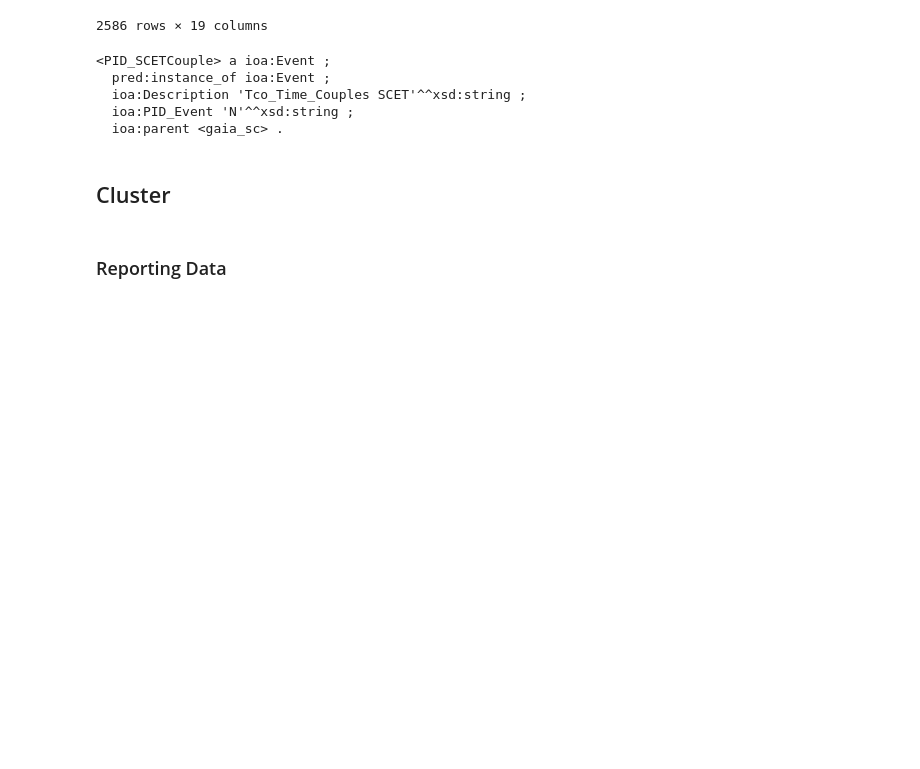
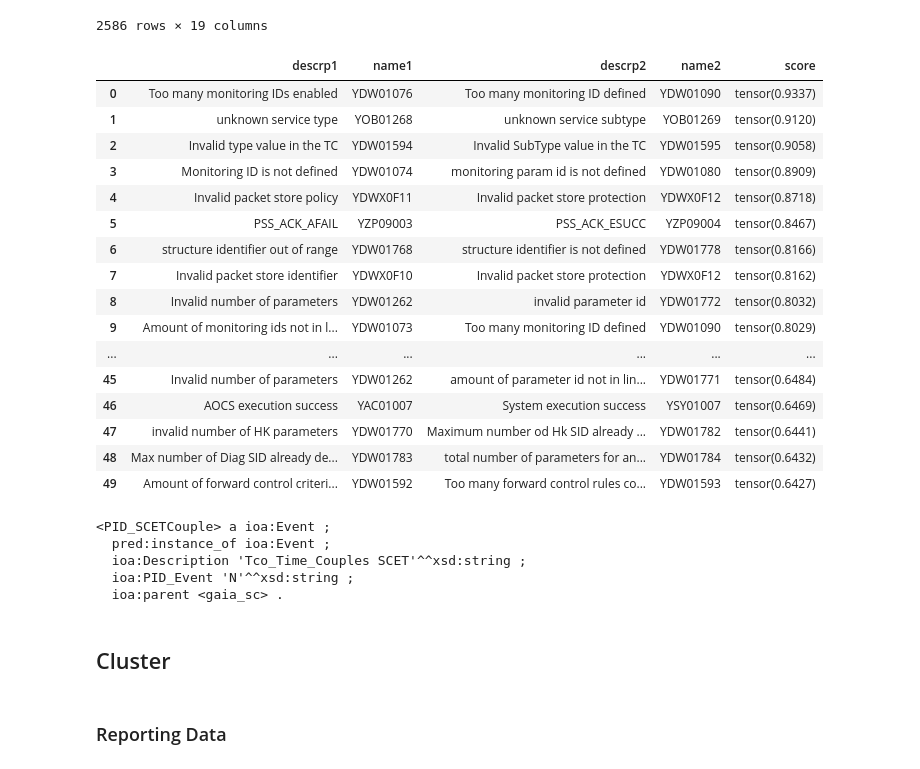
Before and after one commit to PaulDrm/DISCOSQA, a Jupyter notebook: graphdb_kg_generation/read_scos_data.ipynb, the cells around one changed output. Cells and saved outputs as stored; diff of their text form; code cells hidden in the pictures; blank space fills up the shorter version.

```diff
--- a/graphdb_kg_generation/read_scos_data.ipynb
+++ b/graphdb_kg_generation/read_scos_data.ipynb
@@ -472,3 +473,53 @@ gaia_event
 | 2584 | 190 | 23 | 1966 | 0 | 0 | mini good frame | NaN | -1 | 0 | ... |
 | 2585 | 190 | 24 | 1966 | 0 | 0 | mini idle frame | NaN | -1 | 0 | ... |
 2586 rows × 19 columns
+# %%
+from sentence_transformers import SentenceTransformer
+
+model = SentenceTransformer('all-mpnet-base-v2')
+# %%
+sentences = gaia_event.PID_DESCR.values[100:200]
+
+encoding = model.encode(sentences)
+# %%
+names =  gaia_event.TPCF_NAME.values[100:200]
+# %%
+pd.set_option('display.max_columns', None)
+pd.set_option('display.max_colwidth', None)
+from sentence_transformers import SentenceTransformer, util
+
+#Compute cosine-similarities for each sentence with each other sentence
+cosine_scores = util.cos_sim(encoding, encoding)
+
+#Find the pairs with the highest cosine similarity scores
+pairs = []
+for i in range(len(cosine_scores)-1):
+    for j in range(i+1, len(cosine_scores)):
+        pairs.append({'index': [i, j], 'score': cosine_scores[i][j]})
+
+#Sort scores in decreasing order
+pairs = sorted(pairs, key=lambda x: x['score'], reverse=True)
+results = []
+for pair in pairs[0:50]:
+    i, j = pair['index']
+    #print("{} \t\t\t\t\t {} \t\t\t\t\t Score: {:.4f}".format(sentences[i], sentences[j], pair['score']))
+    results.append({'descrp1': sentences[i],'name1':names[i], 'descrp2': sentences[j],'name2':names[j], 'score':pair['score']})
+pd.DataFrame(results)
+# %% [output]
+|  | descrp1 | name1 | descrp2 | name2 | score |
+| 0 | Too many monitoring IDs enabled | YDW01076 | Too many monitoring ID defined | YDW01090 | tensor(0.9337) |
+| 1 | unknown service type | YOB01268 | unknown service subtype | YOB01269 | tensor(0.9120) |
+| 2 | Invalid type value in the TC | YDW01594 | Invalid SubType value in the TC | YDW01595 | tensor(0.9058) |
+| 3 | Monitoring ID is not defined | YDW01074 | monitoring param id is not defined | YDW01080 | tensor(0.8909) |
+| 4 | Invalid packet store policy | YDWX0F11 | Invalid packet store protection | YDWX0F12 | tensor(0.8718) |
+| 5 | PSS_ACK_AFAIL | YZP09003 | PSS_ACK_ESUCC | YZP09004 | tensor(0.8467) |
+| 6 | structure identifier out of range | YDW01768 | structure identifier is not defined | YDW01778 | tensor(0.8166) |
+| 7 | Invalid packet store identifier | YDWX0F10 | Invalid packet store protection | YDWX0F12 | tensor(0.8162) |
+| 8 | Invalid number of parameters | YDW01262 | invalid parameter id | YDW01772 | tensor(0.8032) |
+| 9 | Amount of monitoring ids not in l... | YDW01073 | Too many monitoring ID defined | YDW01090 | tensor(0.8029) |
+| ... | ... | ... | ... | ... | ... |
+| 45 | Invalid number of parameters | YDW01262 | amount of parameter id not in lin... | YDW01771 | tensor(0.6484) |
+| 46 | AOCS execution success | YAC01007 | System execution success | YSY01007 | tensor(0.6469) |
+| 47 | invalid number of HK parameters | YDW01770 | Maximum number od Hk SID already ... | YDW01782 | tensor(0.6441) |
+| 48 | Max number of Diag SID already de... | YDW01783 | total number of parameters for an... | YDW01784 | tensor(0.6432) |
+| 49 | Amount of forward control criteri... | YDW01592 | Too many forward control rules co... | YDW01593 | tensor(0.6427) |
```
Also changed, not shown: parts of 2 cells of this notebook, 12 other files.
